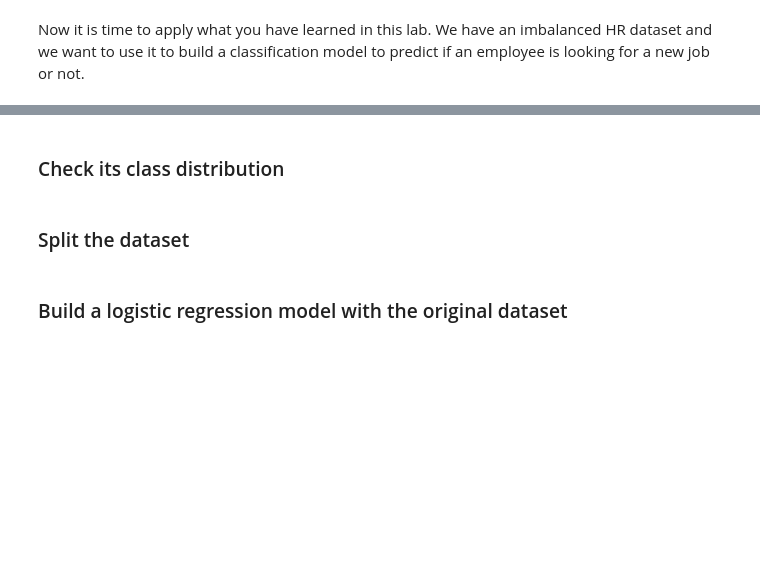
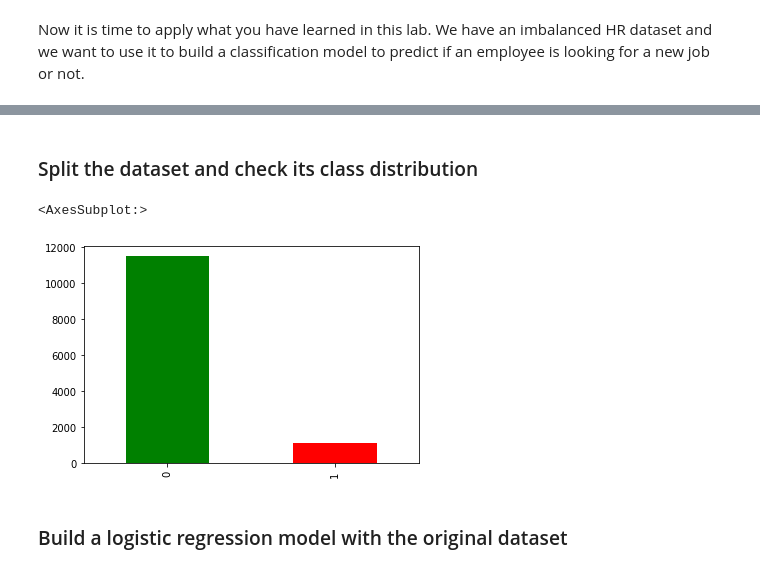
Before and after one commit to iliyaML/ibm-machine-learning, a Jupyter notebook: supervised-learning-classification/lab_jupyter_imbalanced_data.ipynb, the cells around one changed output, grey strips where cells are left out. Cells and saved outputs as stored; diff of their text form; code cells hidden in the pictures; blank space fills up the shorter version.

Commit message:
Edited supervised learning classification: imbalanced data lab

```diff
--- a/supervised-learning-classification/lab_jupyter_imbalanced_data.ipynb
+++ b/supervised-learning-classification/lab_jupyter_imbalanced_data.ipynb
@@ -658,2 +672,2 @@ hr_df = pd.read_csv("https://cf-courses-data.s3.us.cloud-object-storage.appdomai
 # %% [markdown]
-### Check its class distribution
+### Split the dataset and check its class distribution
@@ -662,2 +673,0 @@ hr_df = pd.read_csv("https://cf-courses-data.s3.us.cloud-object-storage.appdomai
-# %% [markdown]
-### Split the dataset
@@ -665,0 +674,8 @@ hr_df = pd.read_csv("https://cf-courses-data.s3.us.cloud-object-storage.appdomai
+# %%
+# type your code here
+X_train, X_test, y_train, y_test = split_data(hr_df)
+
+y_train.value_counts().plot.bar(color=['green', 'red'])
+# %% [output]
+<AxesSubplot:>
+[figure, added]
```
Also changed, not shown: parts of 14 cells of this notebook.
